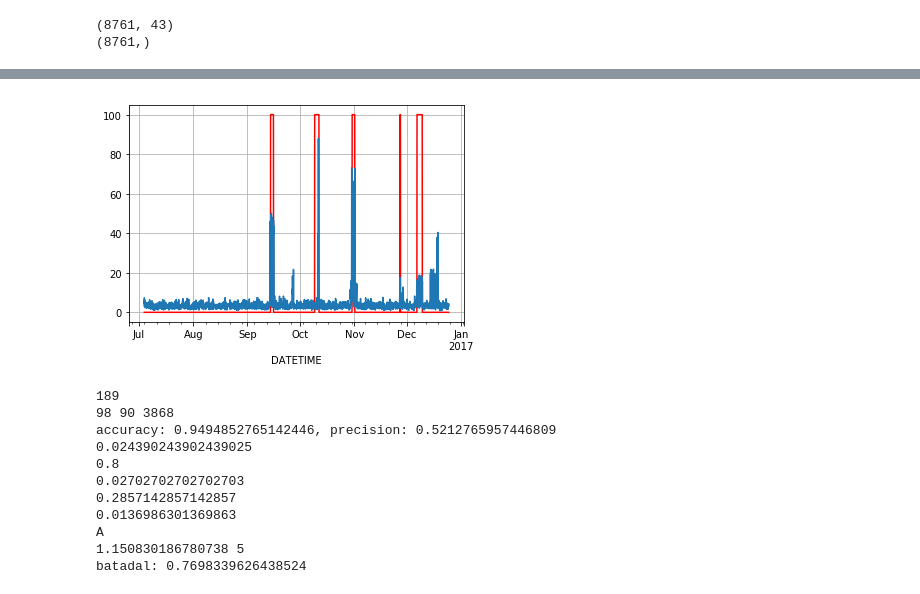
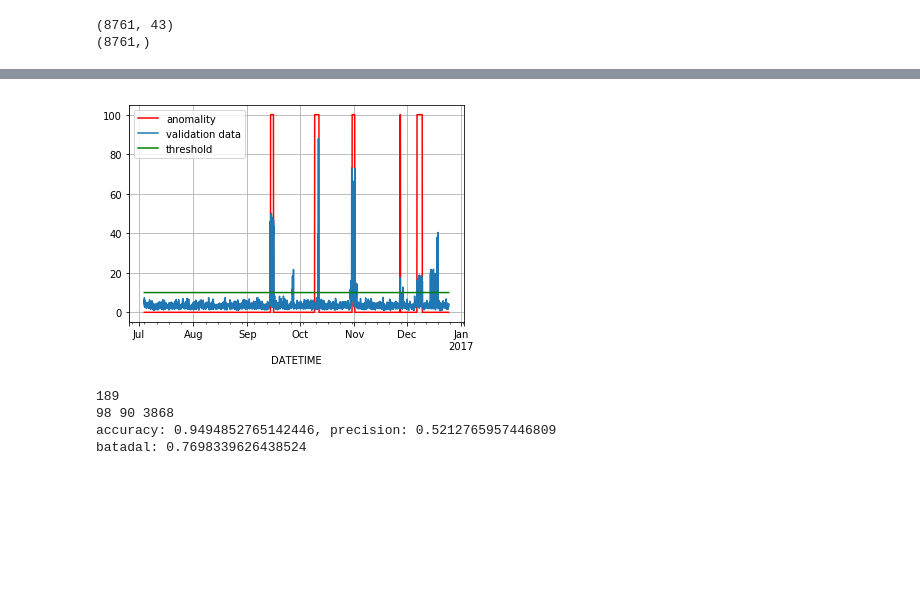
Before and after one commit to marius-pop0/CybeDataAnlaytics, a Jupyter notebook: assignment2/PCA.ipynb, the cells around one changed output, grey strips where cells are left out. Drawn from its saved outputs; the diff is of its cells as text; code cells hidden in the pictures; blank space fills up the shorter version.

```diff
--- a/assignment2/PCA.ipynb
+++ b/assignment2/PCA.ipynb
@@ -227,12 +234,15 @@ plt.show()
 # %%
 # plot_dataset(X_train2, y_train2)
+train2_df['threshold'] = np.ones(len(train2_df))*10
 train2_df['ATT_FLAG_anom'] = np.where(train2_df['ATT_FLAG'] == 1, 100, 0)
-ax = train2_df['ATT_FLAG_anom'].plot(grid=True, label=True, color='r')
+ax = train2_df['ATT_FLAG_anom'].plot(grid=True, color='r', label='anomality')
 train2_df['pca_anom'] = residual_full2
-ax2 = train2_df['pca_anom'].plot(grid=True, label=True)
+ax2 = train2_df['pca_anom'].plot(grid=True, label='validation data')
+ax3 = train2_df['threshold'].plot(grid=True, color='g', label='threshold')
+plt.legend(loc=2)
 plt.show()
 # %% [output]
-[figure, old version]
+[figure, new version]
 # %%
 def batadal_metric(train2_df, y_pred):
     counter = 0
@@ -300,11 +310,4 @@ print('batadal: {}'.format(batadal_metric(train2_df, y_pred)))
 189
 98 90 3868
 accuracy: 0.9494852765142446, precision: 0.5212765957446809
-0.024390243902439025
-0.8
-0.02702702702702703
-0.2857142857142857
-0.0136986301369863
-A
-1.150830186780738 5
 batadal: 0.7698339626438524
```
Also changed, not shown: parts of 6 cells of this notebook, 2 other files.
